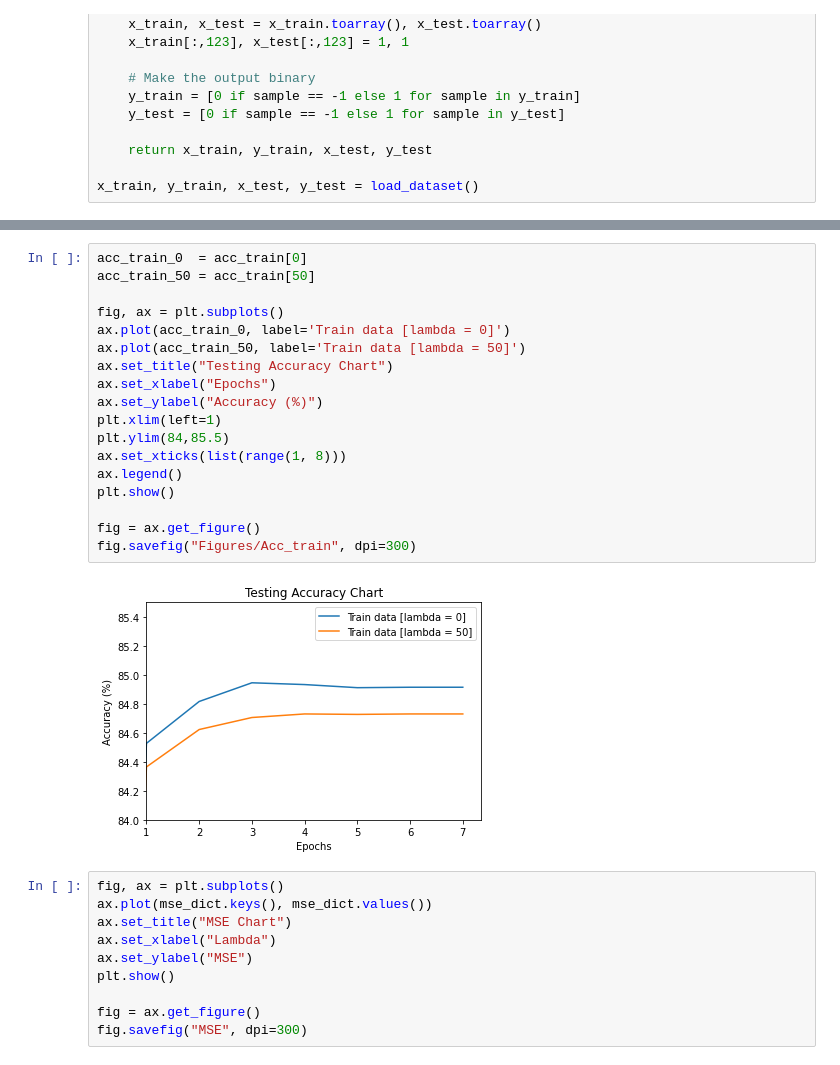
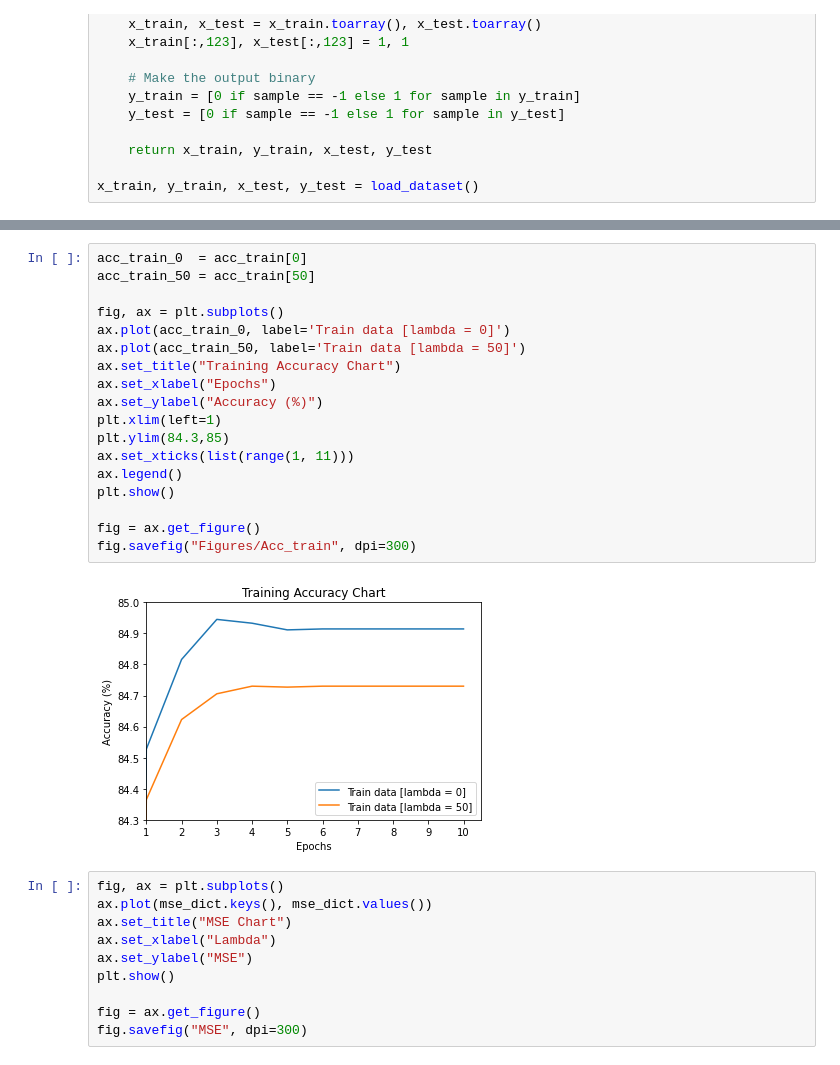
Before and after one commit to Sahandfer/THU-ACP, a Jupyter notebook: Machine Learning/Assignments/HW1/logistic_regression.ipynb, the cells around one changed output, grey strips where cells are left out. Cells and saved outputs as stored; diff of their text form.

```diff
--- a/Machine Learning/Assignments/HW1/logistic_regression.ipynb
+++ b/Machine Learning/Assignments/HW1/logistic_regression.ipynb
@@ -269,23 +223,23 @@ fig.savefig("Figures/Acc_test", dpi=300)
 # %%
 acc_train_0  = acc_train[0]
 acc_train_50 = acc_train[50]
 
 fig, ax = plt.subplots()
 ax.plot(acc_train_0, label='Train data [lambda = 0]')
 ax.plot(acc_train_50, label='Train data [lambda = 50]')
-ax.set_title("Testing Accuracy Chart")
+ax.set_title("Training Accuracy Chart")
 ax.set_xlabel("Epochs")
 ax.set_ylabel("Accuracy (%)")
 plt.xlim(left=1)
-plt.ylim(84,85.5)
-ax.set_xticks(list(range(1, 8)))
+plt.ylim(84.3,85)
+ax.set_xticks(list(range(1, 11)))
 ax.legend()
 plt.show()
 
 fig = ax.get_figure()
 fig.savefig("Figures/Acc_train", dpi=300)
 # %% [output]
-[figure, old version]
+[figure, new version]
 # %%
 fig, ax = plt.subplots()
 ax.plot(mse_dict.keys(), mse_dict.values())
```
Also changed, not shown: parts of 14 cells of this notebook, 27 other files.
